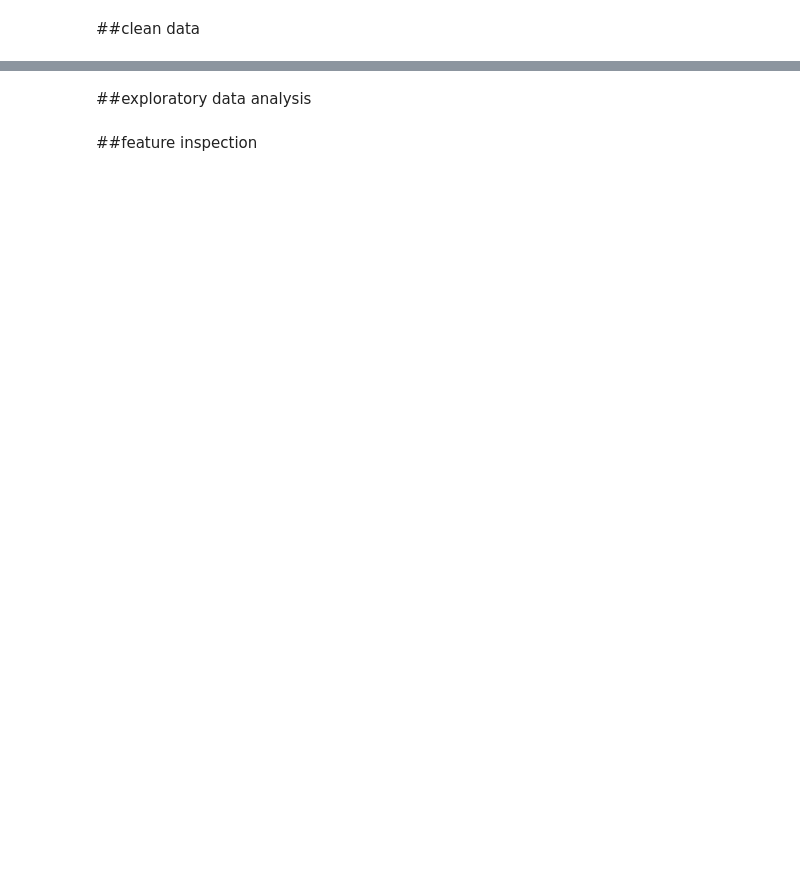
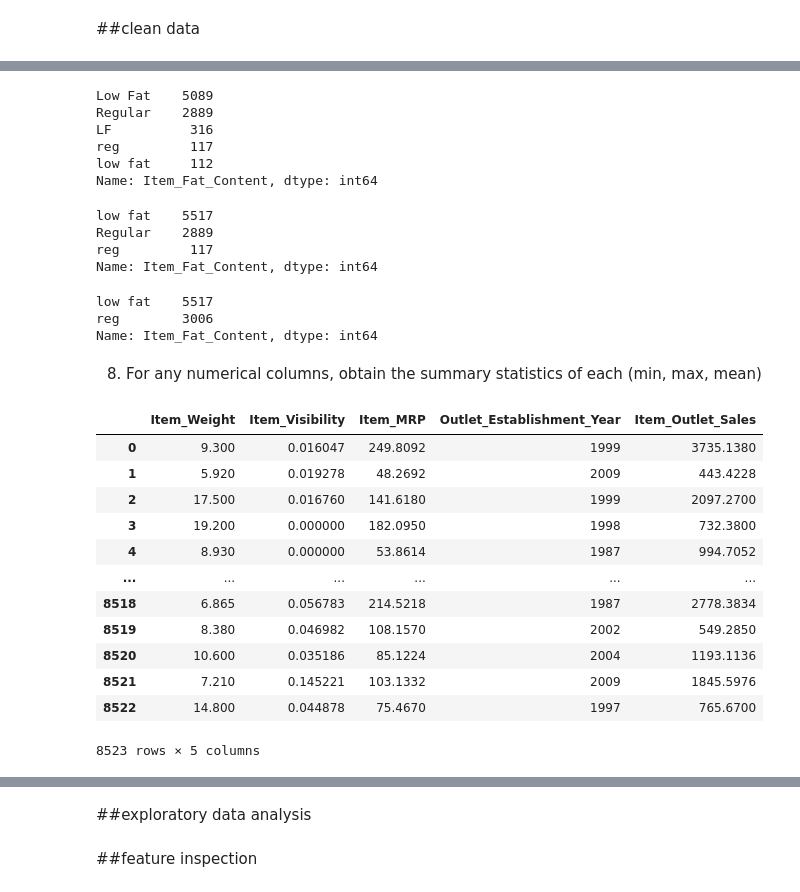
Before and after one commit to Lidivinekeng/Prediction_of_product_sales, a Jupyter notebook: lidivine_kengne_sales_prediction_project.ipynb, the cells around one changed output, grey strips where cells are left out. Cells and saved outputs as stored; diff of their text form; code cells hidden in the pictures; blank space fills up the shorter version.

```diff
--- a/lidivine_kengne_sales_prediction_project.ipynb
+++ b/lidivine_kengne_sales_prediction_project.ipynb
@@ -14,0 +145,4 @@
+# %%
+# use the list of num columns to fill null values with -1
+df[num_cols]  = df[num_cols].fillna(-1)
+df[num_cols].isna().sum()
@@ -14,0 +226,49 @@
+# %%
+# Check for inconsistencies by inspecting the value_counts for Item_Fat_Content
+df['Item_Fat_Content'].value_counts()
+# %% [output]
+Low Fat    5089
+Regular    2889
+LF          316
+reg         117
+low fat     112
+Name: Item_Fat_Content, dtype: int64
+# %%
+# Replace "LF", "Low Fat"with "low fat"
+df['Item_Fat_Content'] = df['Item_Fat_Content'].replace({"LF":"low fat", "Low Fat" :"low fat",})
+# Check the value counts again to confirm
+df['Item_Fat_Content'].value_counts()
+# %% [output]
+low fat    5517
+Regular    2889
+reg         117
+Name: Item_Fat_Content, dtype: int64
+# %%
+# Replace "Regular", with "reg "
+df['Item_Fat_Content'] = df['Item_Fat_Content'].replace({"Regular":"reg"})
+# Check the value counts again to confirm
+df['Item_Fat_Content'].value_counts()
+# %% [output]
+low fat    5517
+reg        3006
+Name: Item_Fat_Content, dtype: int64
+# %% [markdown]
+8) For any numerical columns, obtain the summary statistics of each (min, max, mean)
+# %%
+df_num = df.select_dtypes(exclude= ['object'])
+# %%
+df_num
+# %% [output]
+|  | Item_Weight | Item_Visibility | Item_MRP | Outlet_Establishment_Year | Item_Outlet_Sales |
+| 0 | 9.300 | 0.016047 | 249.8092 | 1999 | 3735.1380 |
+| 1 | 5.920 | 0.019278 | 48.2692 | 2009 | 443.4228 |
+| 2 | 17.500 | 0.016760 | 141.6180 | 1999 | 2097.2700 |
+| 3 | 19.200 | 0.000000 | 182.0950 | 1998 | 732.3800 |
+| 4 | 8.930 | 0.000000 | 53.8614 | 1987 | 994.7052 |
+| ... | ... | ... | ... | ... | ... |
+| 8518 | 6.865 | 0.056783 | 214.5218 | 1987 | 2778.3834 |
+| 8519 | 8.380 | 0.046982 | 108.1570 | 2002 | 549.2850 |
+| 8520 | 10.600 | 0.035186 | 85.1224 | 2004 | 1193.1136 |
+| 8521 | 7.210 | 0.145221 | 103.1332 | 2009 | 1845.5976 |
+| 8522 | 14.800 | 0.044878 | 75.4670 | 1997 | 765.6700 |
+8523 rows × 5 columns
```
Also changed, not shown: parts of 27 cells of this notebook.
